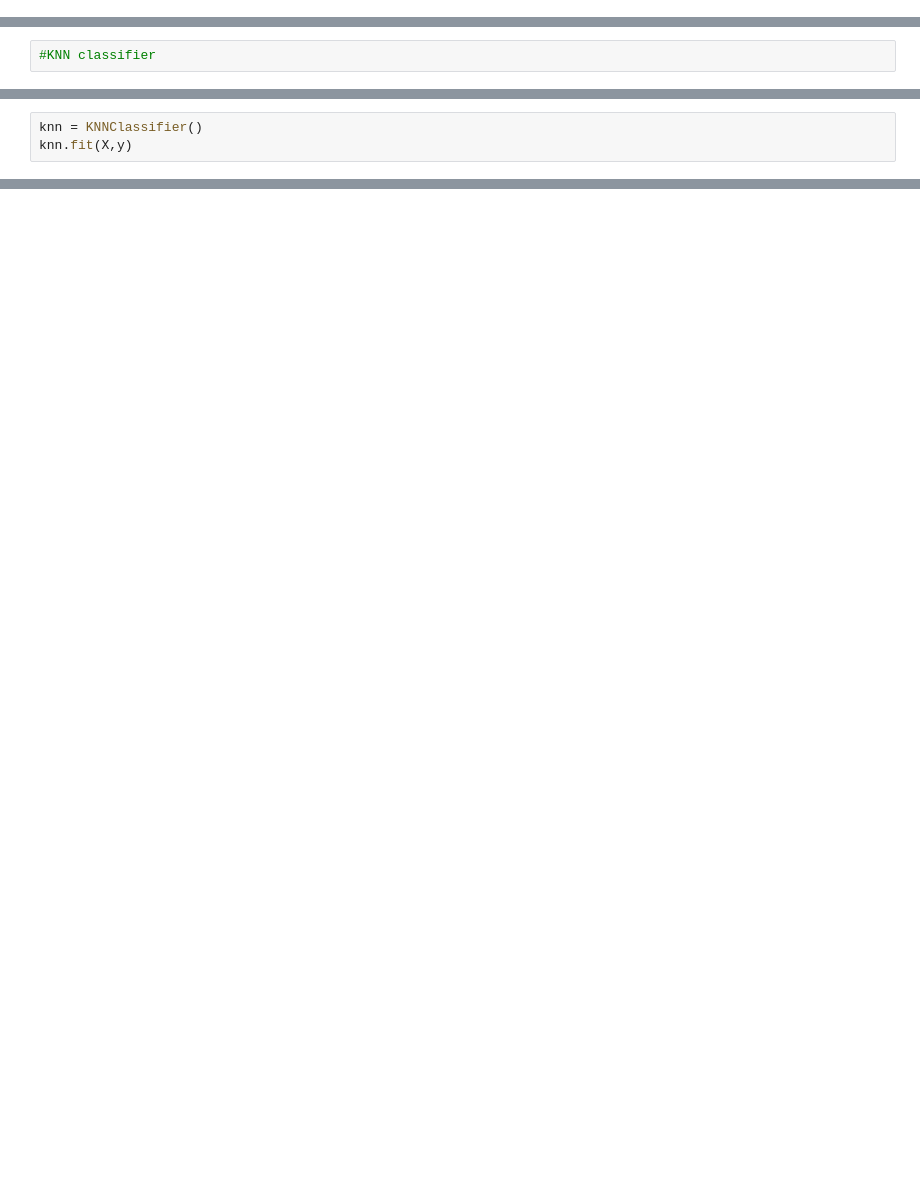
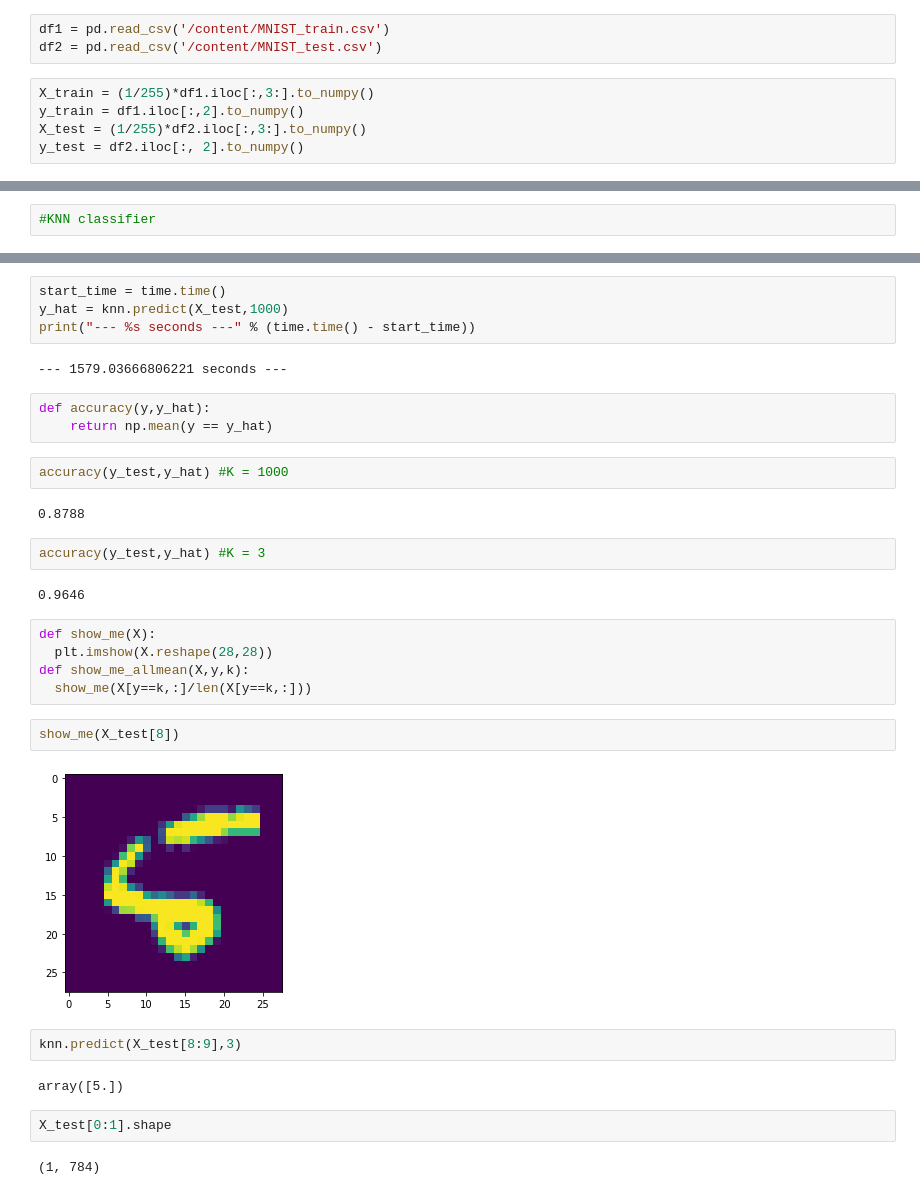
Before and after one commit to woodword-0/ML-Algorithms, a Jupyter notebook: KNN.ipynb, the cells around one changed output, grey strips where cells are left out. Cells and saved outputs as stored; diff of their text form; blank space fills up the shorter version.

```diff
--- a/KNN.ipynb
+++ b/KNN.ipynb
@@ -29,0 +13,8 @@ plt.scatter(X[:,0],X[:,1], c=y, s = 6, alpha = 0.25)
+# %%
+df1 = pd.read_csv('/content/MNIST_train.csv')
+df2 = pd.read_csv('/content/MNIST_test.csv')
+# %%
+X_train = (1/255)*df1.iloc[:,3:].to_numpy()
+y_train = df1.iloc[:,2].to_numpy()
+X_test = (1/255)*df2.iloc[:,3:].to_numpy()
+y_test = df2.iloc[:, 2].to_numpy()
@@ -45,6 +41,3 @@ class KNNClassifier():
       y_hat[i] = np.bincount(self.y[idxt], weights = gamma_k).argmax()
 
     return y_hat
-# %%
-knn = KNNClassifier()
-knn.fit(X,y)
@@ -58,0 +51,34 @@ plt.scatter(X[:,0],X[:,1], c=y_hat, s = 6, alpha = 0.25)
+# %%
+start_time = time.time()
+y_hat = knn.predict(X_test,1000)
+print("--- %s seconds ---" % (time.time() - start_time))
+# %% [output]
+--- 1579.03666806221 seconds ---
+# %%
+def accuracy(y,y_hat):
+    return np.mean(y == y_hat)
+# %%
+accuracy(y_test,y_hat) #K = 1000
+# %% [output]
+0.8788
+# %%
+accuracy(y_test,y_hat) #K = 3
+# %% [output]
+0.9646
+# %%
+def show_me(X):
+  plt.imshow(X.reshape(28,28))
+def show_me_allmean(X,y,k):
+  show_me(X[y==k,:]/len(X[y==k,:]))
+# %%
+show_me(X_test[8])
+# %% [output]
+[figure, added]
+# %%
+knn.predict(X_test[8:9],3)
+# %% [output]
+array([5.])
+# %%
+X_test[0:1].shape
+# %% [output]
+(1, 784)
```
Also changed, not shown: parts of 14 cells of this notebook.
